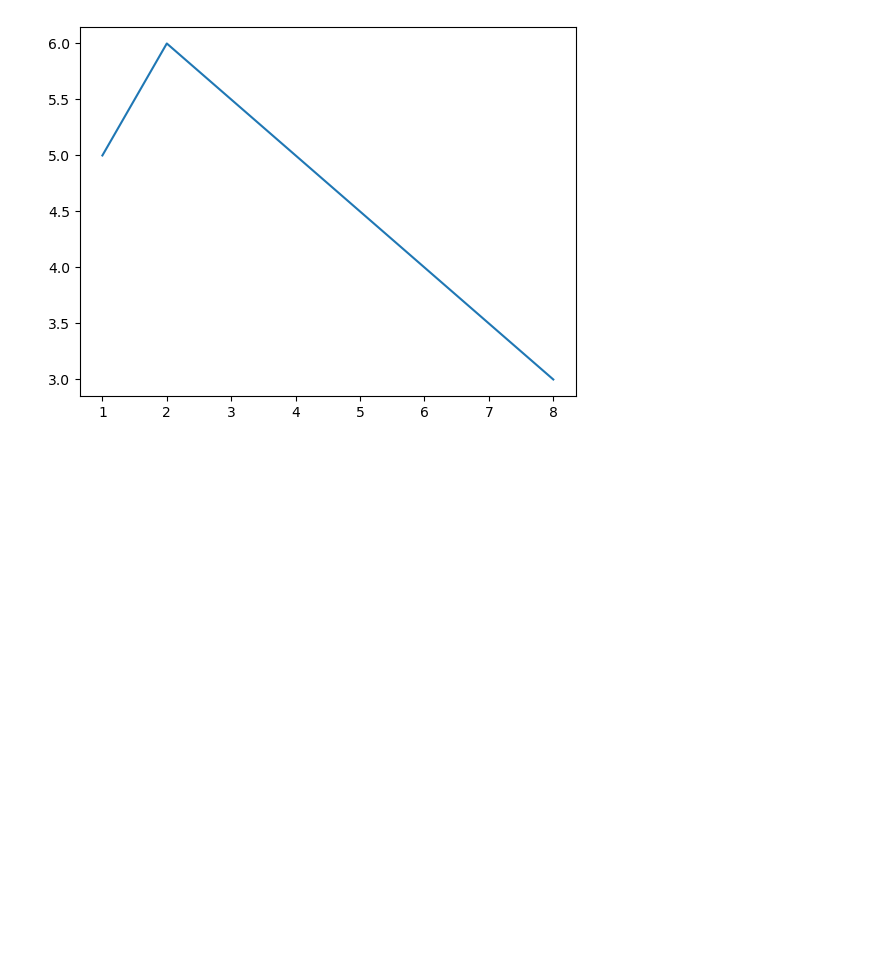
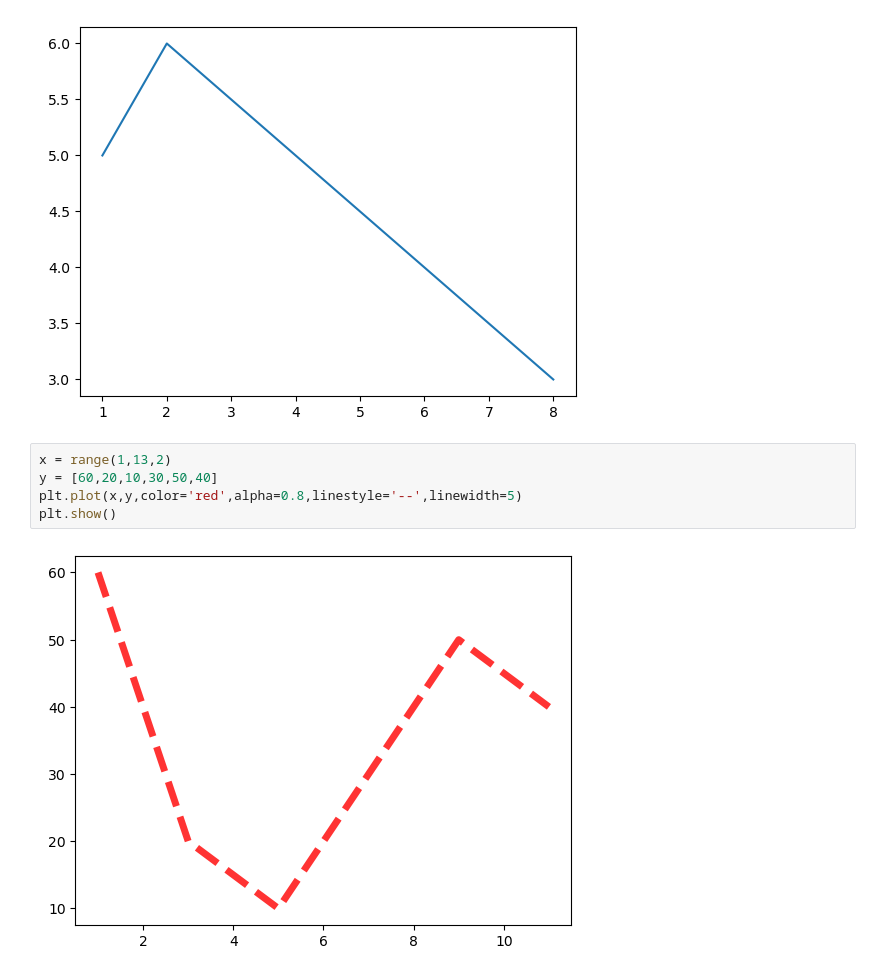
Before and after one commit to afish404/My-practice, a Jupyter notebook: test2.ipynb, the cells around one changed output. Saved outputs shown, nothing was run; the diff lists cells and outputs as text; blank space fills up the shorter version.

```diff
--- a/test2.ipynb
+++ b/test2.ipynb
@@ -4,3 +4,10 @@ plt.plot([1,2,8],[5,6,3])
 plt.show()
 # %% [output]
 [figure]
+# %%
+x = range(1,13,2)
+y = [60,20,10,30,50,40]
+plt.plot(x,y,color='red',alpha=0.8,linestyle='--',linewidth=5)
+plt.show()
+# %% [output]
+[figure, added]
```
Also changed, not shown: parts of 6 cells of this notebook, 1 other file.
